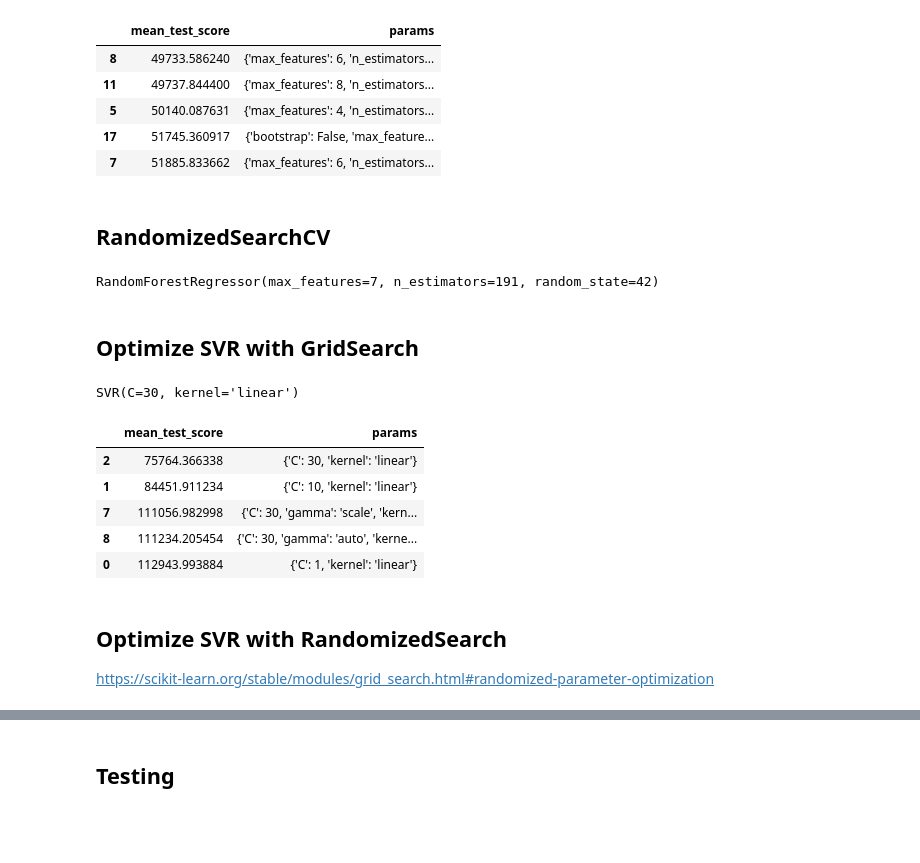
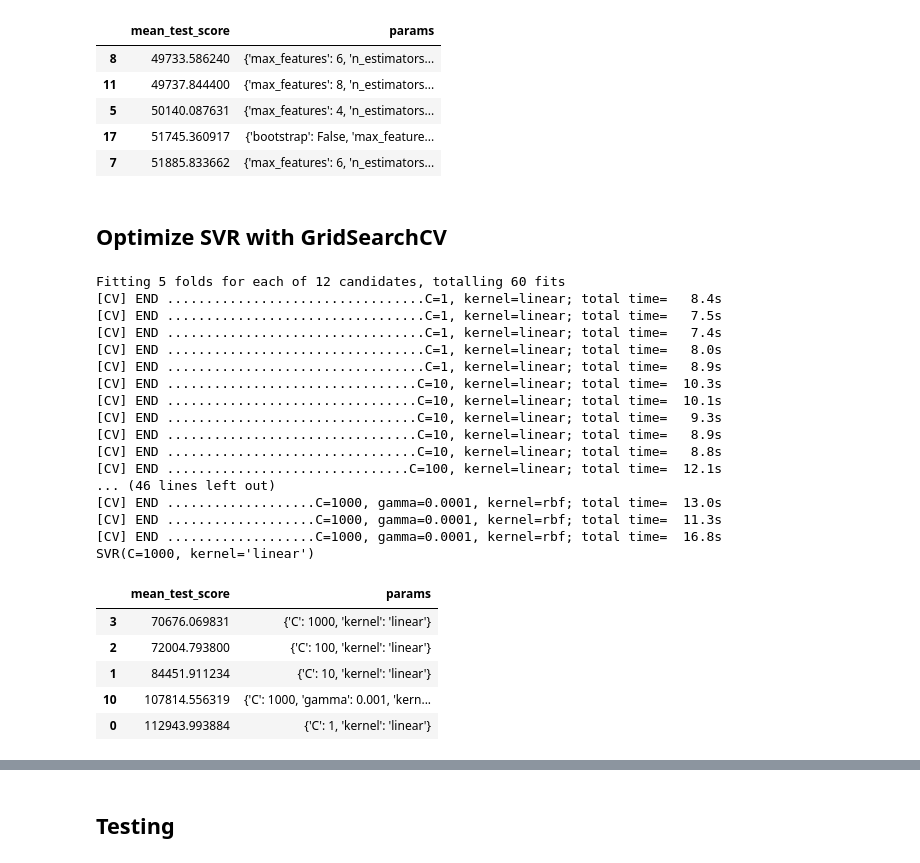
Before and after one commit to jhojin7/trying-homl2-exercises, a Jupyter notebook: ch2.ipynb, the cells around one changed output, grey strips where cells are left out. Drawn from its saved outputs; the diff is of its cells as text; code cells hidden in the pictures; blank space fills up the shorter version.

```diff
--- a/ch2.ipynb
+++ b/ch2.ipynb
@@ -252,11 +247,11 @@ print("avg", scores.mean(), "std", scores.std())
  48340.53816123 54935.08949721]
 avg 50589.799679394484 std 2383.9974329638108
 # %%
-svr= SVR(kernel="linear")
-svr.fit(X,y)
-pred = svr.predict(X)
-svr_rmse = mean_squared_error(y,pred,squared=False)
-print(svr_rmse)
+svr_orig= SVR(kernel="linear")
+svr_orig.fit(X,y)
+pred = svr_orig.predict(X)
+rmse = mean_squared_error(y,pred,squared=False)
+print(rmse)
 # %% [output]
 111571.9674966407
 # %% [markdown]
@@ -303,51 +302,47 @@ cv_results(grid_search).head(5)
 | 5 | 50140.087631 | {'max_features': 4, 'n_estimators... |
 | 17 | 51745.360917 | {'bootstrap': False, 'max_feature... |
 | 7 | 51885.833662 | {'max_features': 6, 'n_estimators... |
-# %% [markdown]
-## RandomizedSearchCV
-# %%
-######long#########
-from sklearn.model_selection import RandomizedSearchCV
-
-param_distributions = {
-    # "bootstrap":[None,True,False],
-    "n_estimators": range(150,200),
-    "max_features": range(1,8)
-    # "n_estimators": np.random.randint(low=10,high=20),
-    # "max_features":np.random.randint(low=1,high=10)
-}
-random_search = RandomizedSearchCV(rf,param_distributions,
- random_state=RANDSTATE, cv=5, n_iter=10,
- scoring='neg_mean_squared_error',return_train_score=True)
-random_search.fit(X,y)
-
-print(random_search.best_estimator_)
-cv_results(random_search).head()
-# %% [output]
-RandomForestRegressor(max_features=7, n_estimators=191, random_state=42)
 # %% [markdown]
-## Optimize SVR with GridSearch
+## Optimize SVR with GridSearchCV
 # %%
 ######long#########
-params = [
-    {"kernel":["linear"],"C":[1,10,30]},
-    {"kernel":["rbf"],"C":[1,10,30],"gamma":["scale","auto"]}
-]
+# params = [
+#     {"kernel":["linear"],"C":[1,10,30]},
+#     {"kernel":["rbf"],"C":[1,10,30],"gamma":["scale","auto"]}
+# ]
+param_grid = [
+  {'C': [1, 10, 100, 1000], 'kernel': ['linear']},
+  {'C': [1, 10, 100, 1000], 'gamma': [0.001, 0.0001], 'kernel': ['rbf']},
+ ]
 svr = SVR()
-svr_grid_search = GridSearchCV(svr, param_grid=params,cv=5,
-    scoring='neg_mean_squared_error',return_train_score=True)
+svr_grid_search = GridSearchCV(svr, param_grid=param_grid,
+    cv=5, scoring='neg_mean_squared_error',return_train_score=True,
+    verbose=2)
 svr_grid_search.fit(X,y)
 
 print(svr_grid_search.best_estimator_)
 cv_results(svr_grid_search).head()
 # %% [output]
-SVR(C=30, kernel='linear')
+Fitting 5 folds for each of 12 candidates, totalling 60 fits
+[CV] END .................................C=1, kernel=linear; total time=   8.4s
+[CV] END .................................C=1, kernel=linear; total time=   7.5s
+[CV] END .................................C=1, kernel=linear; total time=   7.4s
+[CV] END .................................C=1, kernel=linear; total time=   8.0s
+[CV] END .................................C=1, kernel=linear; total time=   8.9s
+[CV] END ................................C=10, kernel=linear; total time=  10.3s
+[CV] END ................................C=10, kernel=linear; total time=  10.1s
+[CV] END ................................C=10, kernel=linear; total time=   9.3s
+[CV] END ................................C=10, kernel=linear; total time=   8.9s
+[CV] END ................................C=10, kernel=linear; total time=   8.8s
+[CV] END ...............................C=100, kernel=linear; total time=  12.1s
+... (46 lines left out)
+[CV] END ...................C=1000, gamma=0.0001, kernel=rbf; total time=  13.0s
+[CV] END ...................C=1000, gamma=0.0001, kernel=rbf; total time=  11.3s
+[CV] END ...................C=1000, gamma=0.0001, kernel=rbf; total time=  16.8s
+SVR(C=1000, kernel='linear')
 |  | mean_test_score | params |
-| 2 | 75764.366338 | {'C': 30, 'kernel': 'linear'} |
+| 3 | 70676.069831 | {'C': 1000, 'kernel': 'linear'} |
+| 2 | 72004.793800 | {'C': 100, 'kernel': 'linear'} |
 | 1 | 84451.911234 | {'C': 10, 'kernel': 'linear'} |
-| 7 | 111056.982998 | {'C': 30, 'gamma': 'scale', 'kern... |
-| 8 | 111234.205454 | {'C': 30, 'gamma': 'auto', 'kerne... |
+| 10 | 107814.556319 | {'C': 1000, 'gamma': 0.001, 'kern... |
 | 0 | 112943.993884 | {'C': 1, 'kernel': 'linear'} |
-# %% [markdown]
-## Optimize SVR with RandomizedSearch
-https://scikit-learn.org/stable/modules/grid_search.html#randomized-parameter-optimization
```
Also changed, not shown: parts of 10 cells of this notebook.
